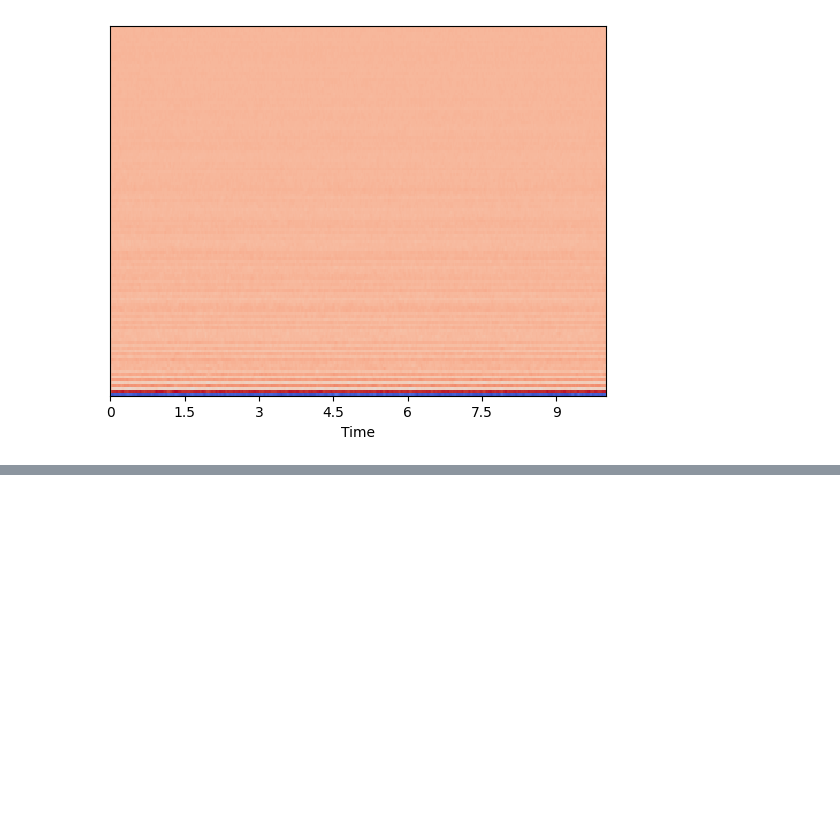
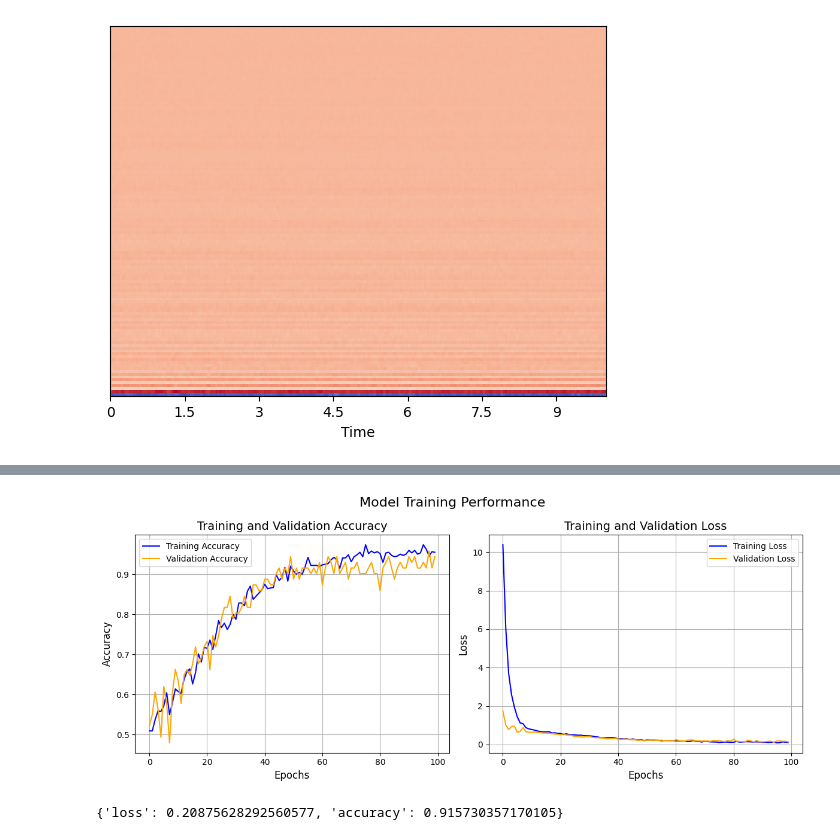
Before and after one commit to AnthonyVall/USSI67, a Jupyter notebook: src/notebook.ipynb, the cells around one changed output, grey strips where cells are left out. Drawn from its saved outputs; the diff is of its cells as text; code cells hidden in the pictures; blank space fills up the shorter version.

```diff
--- a/src/notebook.ipynb
+++ b/src/notebook.ipynb
@@ -135,0 +182,19 @@ mfcc
+# %%
+# Implementation avec keras
+import tensorflow as tf
+from tensorflow.keras.models import Sequential
+from keras.callbacks import ModelCheckpoint
+from tensorflow.keras.layers import Dense, Dropout
+
+model = Sequential([
+    Dense(128, activation='relu', input_shape=(128,)),
+    Dropout(0.3),
+    Dense(128, activation='relu'),
+    Dropout(0.3),
+    Dense(2, activation='softmax')
+])
+
+model.compile(optimizer='adam', loss='sparse_categorical_crossentropy', metrics=['accuracy'])
+checkpointer = ModelCheckpoint(filepath='./saved_models/weights.best.basic_mlp.keras', verbose=1, save_best_only=True)
+
+mod = model.fit(X_train, y_train['label'], epochs=100, batch_size=32, validation_split=0.10, callbacks=[checkpointer], verbose=1)
@@ -135,0 +219,31 @@ mfcc
+# %%
+plt.figure(figsize=(12, 5))
+
+plt.subplot(1, 2, 1)
+plt.plot(mod.history['accuracy'], label='Training Accuracy', color='blue')
+plt.plot(mod.history['val_accuracy'],
+         label='Validation Accuracy', color='orange')
+plt.title('Training and Validation Accuracy', fontsize=14)
+plt.xlabel('Epochs', fontsize=12)
+plt.ylabel('Accuracy', fontsize=12)
+plt.legend()
+plt.grid(True)
+
+plt.subplot(1, 2, 2)
+plt.plot(mod.history['loss'], label='Training Loss', color='blue')
+plt.plot(mod.history['val_loss'], label='Validation Loss', color='orange')
+plt.title('Training and Validation Loss', fontsize=14)
+plt.xlabel('Epochs', fontsize=12)
+plt.ylabel('Loss', fontsize=12)
+plt.legend()
+plt.grid(True)
+
+plt.suptitle("Model Training Performance", fontsize=16)
+plt.tight_layout()
+plt.show()
+# %% [output]
+[figure, added]
+# %%
+model.test_on_batch(X_test, y=y_test['label'], return_dict=True)
+# %% [output]
+{'loss': 0.20875628292560577, 'accuracy': 0.915730357170105}
```
Also changed, not shown: parts of 10 cells of this notebook.
